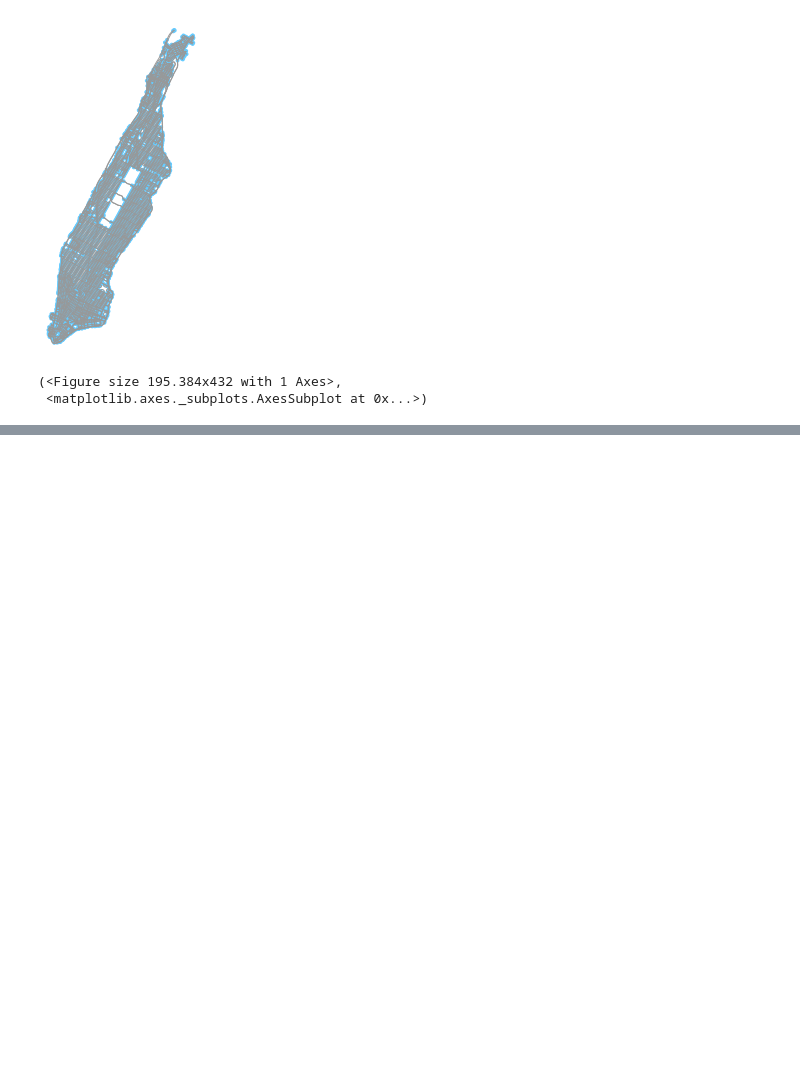
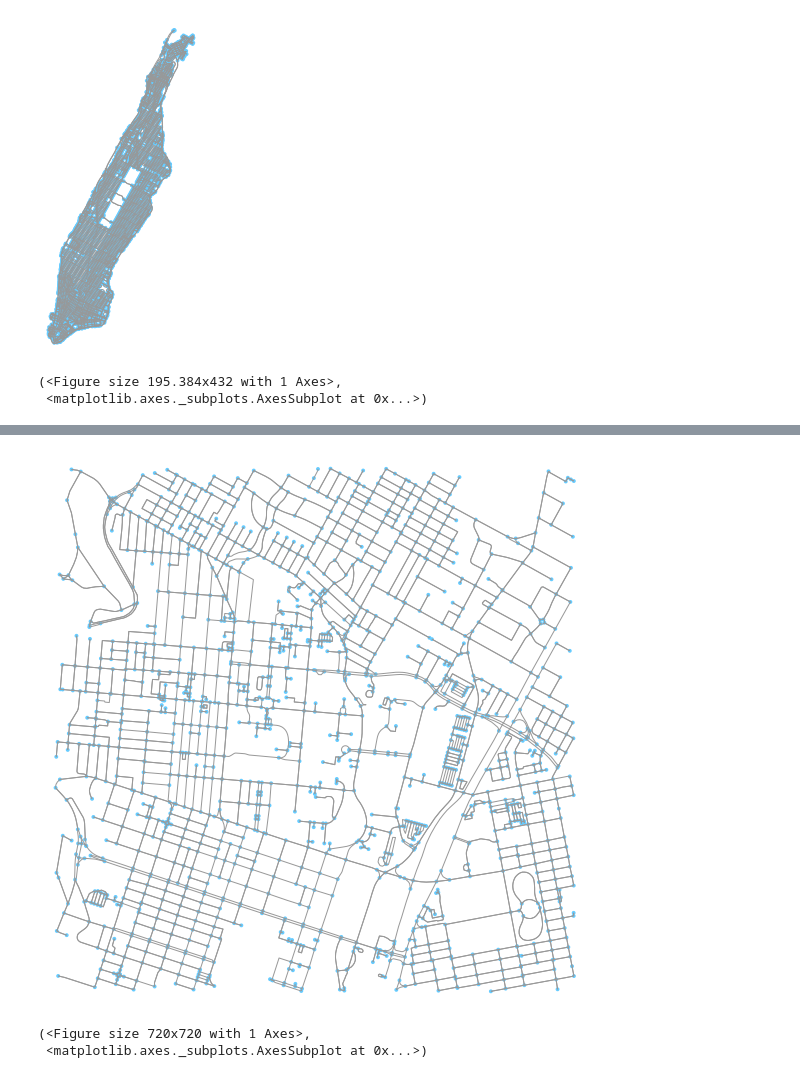
Before and after one commit to sanjayyepuri/DocklessVehicleTraffic, a Jupyter notebook: notebooks/osmnx.ipynb, the cells around one changed output, grey strips where cells are left out. Drawn from its saved outputs; the diff is of its cells as text; code cells hidden in the pictures; blank space fills up the shorter version.

```diff
--- a/notebooks/osmnx.ipynb
+++ b/notebooks/osmnx.ipynb
@@ -41,0 +118,8 @@ fig, ax = ox.plot_graph_route(G, route)
+# %%
+location = "2317 Speedway, Austin, TX 78712"
+G = ox.graph_from_address(location, distance=3000, network_type='bike')
+ox.plot_graph(G, fig_height=10, fig_width=10)
+# %% [output]
+[figure, added]
+(<Figure size 720x720 with 1 Axes>,
+ <matplotlib.axes._subplots.AxesSubplot at 0x...>)
```
Also changed, not shown: parts of 6 cells of this notebook, 6 other files.
